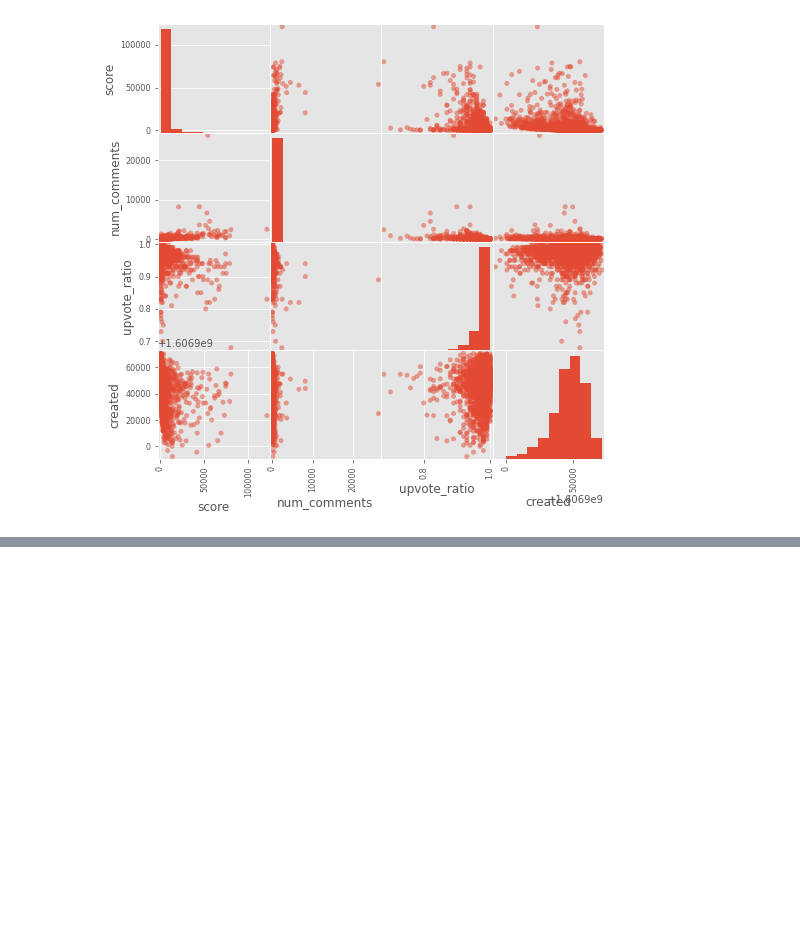
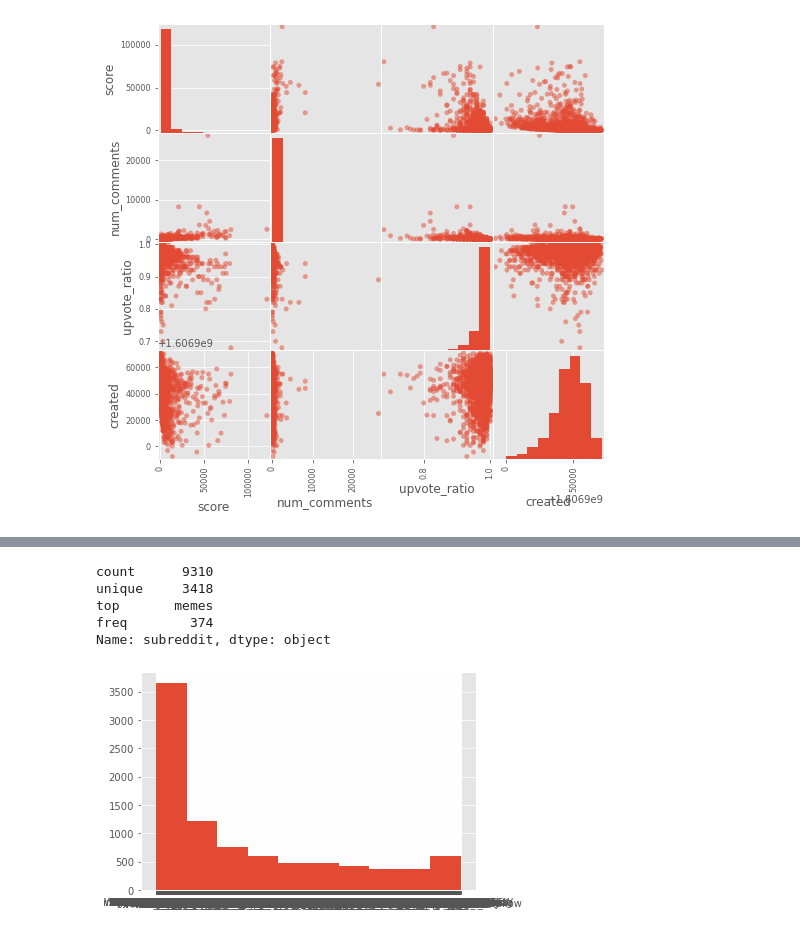
Before and after one commit to RubenBec/Capstone2, a Jupyter notebook: usecsv.ipynb, the cells around one changed output, grey strips where cells are left out. Saved outputs shown, nothing was run; the diff lists cells and outputs as text; code cells hidden in the pictures; blank space fills up the shorter version.

```diff
--- a/usecsv.ipynb
+++ b/usecsv.ipynb
@@ -96,0 +288,16 @@ reg.score(X_test, y_test)
+# %%
+df10k['subreddit'].describe()
+# %% [output]
+count      9310
+unique     3418
+top       memes
+freq        374
+Name: subreddit, dtype: object
+# %%
+subdf = df10k[df10k['subreddit'] != 'memes']
+subreddit = subdf['subreddit'].tolist()
+# %%
+plt.hist(subreddit)
+plt.show()
+# %% [output]
+[figure, added]
```
Also changed, not shown: parts of 49 cells of this notebook.
